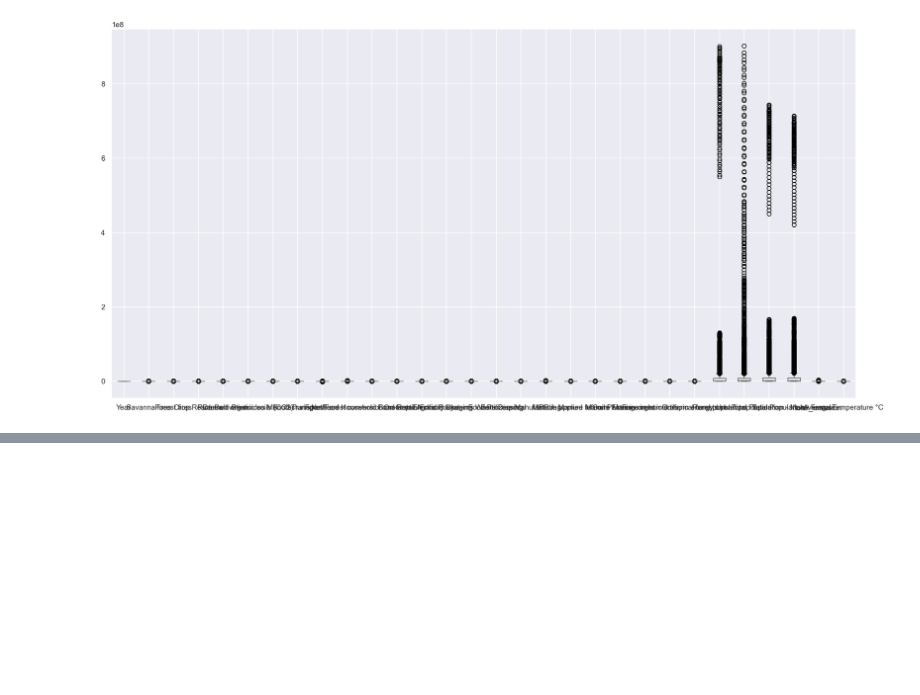
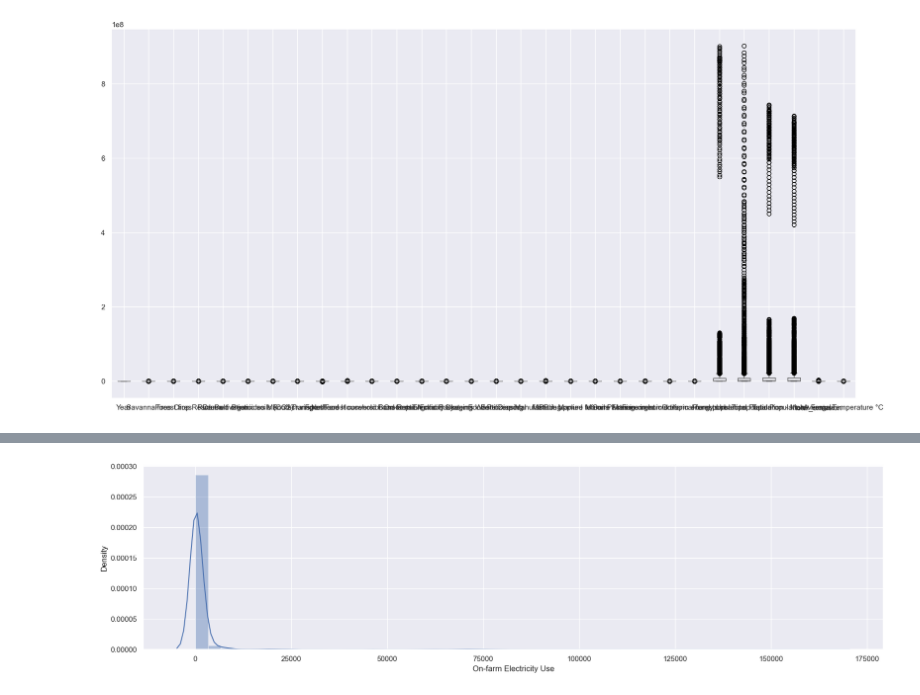
Before and after one commit to NoxoloMakibinyane/regression-project, a Jupyter notebook: regression_project_notebook.ipynb, the cells around one changed output, grey strips where cells are left out. Cells and saved outputs as stored; diff of their text form; code cells hidden in the pictures; blank space fills up the shorter version.

```diff
--- a/regression_project_notebook.ipynb
+++ b/regression_project_notebook.ipynb
@@ -183,0 +186,5 @@ Name: Area, Length: 6965, dtype: object
+# %%
+sns.distplot(df['On-farm Electricity Use'])
+plt.show()
+# %% [output]
+[figure, added]
```
Also changed, not shown: parts of 9 cells of this notebook.
